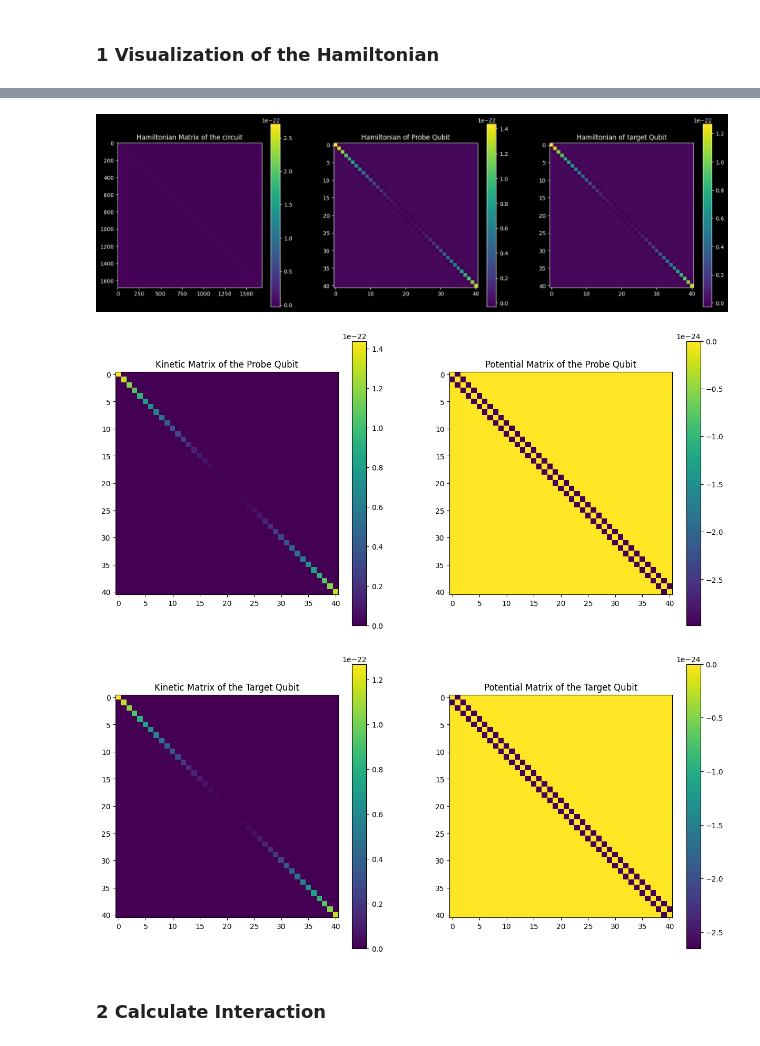
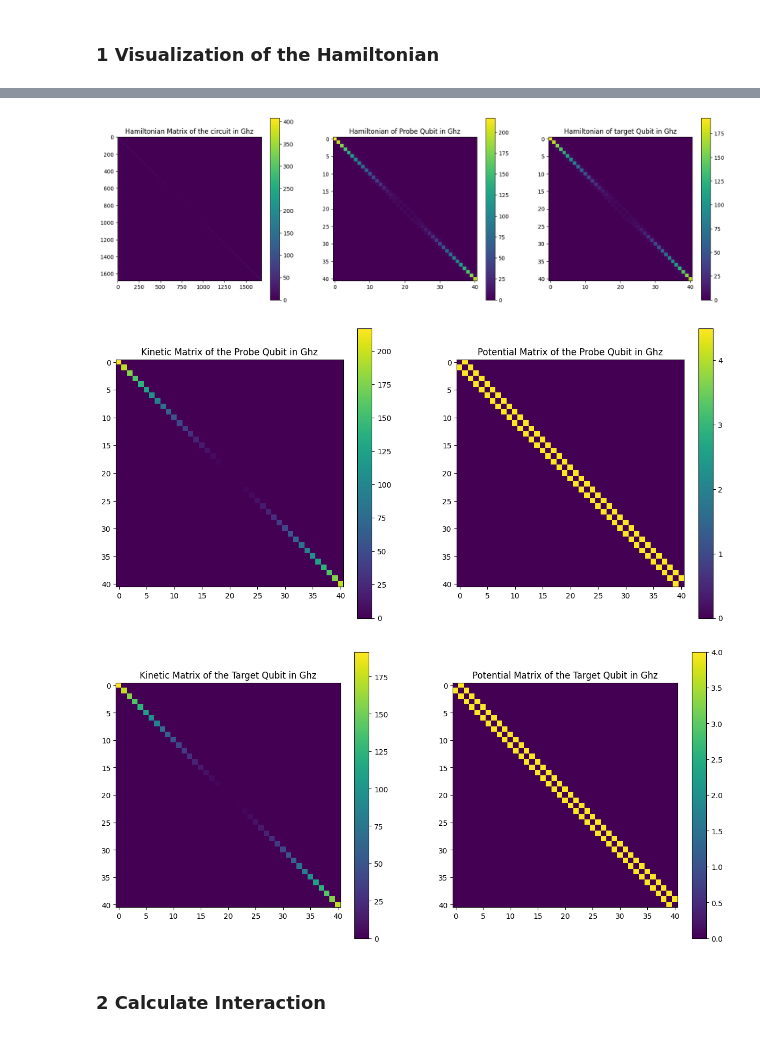
Before and after one commit to balerat/Master-thesis---Superconducting-circuit-analysis, a Jupyter notebook: main/Direct Capacity Coupling.ipynb, the cells around one changed output, grey strips where cells are left out. Drawn from its saved outputs; the diff is of its cells as text; code cells hidden in the pictures.

```diff
--- a/main/Direct Capacity Coupling.ipynb
+++ b/main/Direct Capacity Coupling.ipynb
@@ -33,7 +33,7 @@ sys.path.append(parent_dir)
 from lib.qubit import qubit
 from lib.circuit_cap_coupling import circuit_cap
 
-plt.style.use("dark_background")
+# plt.style.use("dark_background")
 thememap = 'viridis'
 
 # Setting up constants
@@ -88,58 +88,49 @@ Cc:    1.2 fF
 # %%
 # Exctracting the Hamiltonian
 H_circ = system_1.get_H_circuit()
 H_p = system_1.get_H_probe()
 H_t = system_1.get_H_target()
 
-if type(H_circ) == scipy.sparse.csr_matrix:
-    H_circ = H_circ.toarray()
-    H_p = H_p.toarray()
-    H_t = H_t.toarray()
-
 f = plt.figure(figsize=(20,6))
 
 # Plotting the Hamiltonian
 ax1 = f.add_subplot(131)
-ax1.title.set_text('Hamiltonian Matrix of the circuit')
-im1 = ax1.imshow(np.real(H_circ), cmap=plt.get_cmap(thememap))
+ax1.title.set_text('Hamiltonian Matrix of the circuit in Ghz')
+im1 = ax1.imshow(np.absolute(H_circ.full()) * 1e-9 / constants.h , cmap=plt.get_cmap(thememap))
 f.colorbar(im1)
 
 ax2 = f.add_subplot(132)
-ax2.title.set_text('Hamiltonian of Probe Qubit')
-im2 = ax2.imshow(np.real(H_p), cmap=plt.get_cmap(thememap))
+ax2.title.set_text('Hamiltonian of Probe Qubit in Ghz')
+im2 = ax2.imshow(np.absolute(H_p.full()) * 1e-9 / constants.h, cmap=plt.get_cmap(thememap))
 f.colorbar(im2)
 
 
 ax3 = f.add_subplot(133)
-ax3.title.set_text('Hamiltonian of target Qubit')
-im3 = ax3.imshow(np.real(H_t), cmap=plt.get_cmap(thememap))
+ax3.title.set_text('Hamiltonian of target Qubit in Ghz')
+im3 = ax3.imshow(np.absolute(H_t.full()) * 1e-9 / constants.h, cmap=plt.get_cmap(thememap))
 f.colorbar(im3)
 
 ax1.grid(False)
 ax2.grid(False)
 ax3.grid(False)
 
 plt.show()
 # %% [output]
-[figure, old version]
+[figure, new version]
 # %%
 kin_probe = system_1.get_kinetic_probe()
 pot_probe = system_1.get_potential_probe()
 
-if type(kin_probe) == scipy.sparse.csr_matrix:
-    kin_probe = kin_probe.toarray()
-    pot_probe = pot_probe.toarray()
-
 f = plt.figure(figsize=(15,7))
 
 ax1 = f.add_subplot(121)
-ax1.title.set_text('Kinetic Matrix of the Probe Qubit')
-im1 = ax1.imshow(np.real(kin_probe), cmap=plt.get_cmap(thememap))
+ax1.title.set_text('Kinetic Matrix of the Probe Qubit in Ghz')
+im1 = ax1.imshow(np.absolute(kin_probe.full()) * 1e-9 / constants.h, cmap=plt.get_cmap(thememap))
 f.colorbar(im1)
 
 ax2 = f.add_subplot(122)
-ax2.title.set_text('Potential Matrix of the Probe Qubit')
-im2 = ax2.imshow(np.real(pot_probe), cmap=plt.get_cmap(thememap))
+ax2.title.set_text('Potential Matrix of the Probe Qubit in Ghz')
+im2 = ax2.imshow(np.absolute(pot_probe.full()) * 1e-9 / constants.h, cmap=plt.get_cmap(thememap))
 f.colorbar(im2)
 
 ax1.grid(False)
@@ -147,7 +138,7 @@ ax2.grid(False)
 
 plt.show()
 # %% [output]
-[figure, old version]
+[figure, new version]
 # %%
 kin_target = system_1.get_kinetic_target()
 pot_target = system_1.get_potential_target()
@@ -159,19 +150,19 @@ if type(kin_target) == scipy.sparse.csr_matrix:
 f = plt.figure(figsize=(15,7))
 
 ax1 = f.add_subplot(121)
-ax1.title.set_text('Kinetic Matrix of the Target Qubit')
-im1 = ax1.imshow(np.real(kin_target), cmap=plt.get_cmap(thememap))
+ax1.title.set_text('Kinetic Matrix of the Target Qubit in Ghz')
+im1 = ax1.imshow(np.absolute(kin_target.full()) * 1e-9 / constants.h, cmap=plt.get_cmap(thememap))
 f.colorbar(im1)
 
 ax2 = f.add_subplot(122)
-ax2.title.set_text('Potential Matrix of the Target Qubit')
-im2 = ax2.imshow(np.real(pot_target), cmap=plt.get_cmap(thememap))
+ax2.title.set_text('Potential Matrix of the Target Qubit in Ghz')
+im2 = ax2.imshow(np.absolute(pot_target.full()) * 1e-9 / constants.h, cmap=plt.get_cmap(thememap))
 f.colorbar(im2)
 ax1.grid(False)
 ax2.grid(False)
 plt.show()
 # %% [output]
-[figure, old version]
+[figure, new version]
 # %% [markdown]
 ### 2 Calculate Interaction
 # %% [markdown]
```
Also changed, not shown: parts of 8 cells of this notebook, 5 other files.
